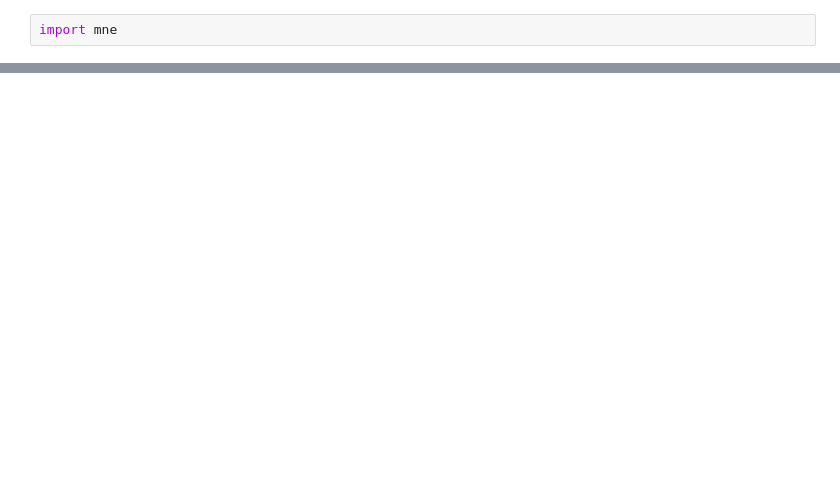
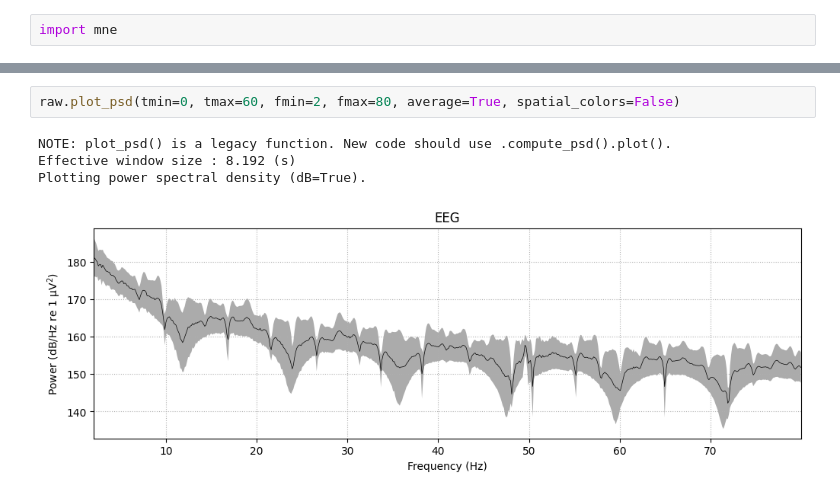
Before and after one commit to Gradient-PG/BrainGradient, a Jupyter notebook: hotb_starter_code/proba_preprocessing.ipynb, the cells around one changed output, grey strips where cells are left out. Drawn from its saved outputs; the diff is of its cells as text; blank space fills up the shorter version.

```diff
--- a/hotb_starter_code/proba_preprocessing.ipynb
+++ b/hotb_starter_code/proba_preprocessing.ipynb
@@ -22,0 +58,7 @@ Plotting power spectral density (dB=True).
+# %%
+raw.plot_psd(tmin=0, tmax=60, fmin=2, fmax=80, average=True, spatial_colors=False)
+# %% [output]
+NOTE: plot_psd() is a legacy function. New code should use .compute_psd().plot().
+Effective window size : 8.192 (s)
+Plotting power spectral density (dB=True).
+[figure, added]
```
Also changed, not shown: parts of 7 cells of this notebook.
